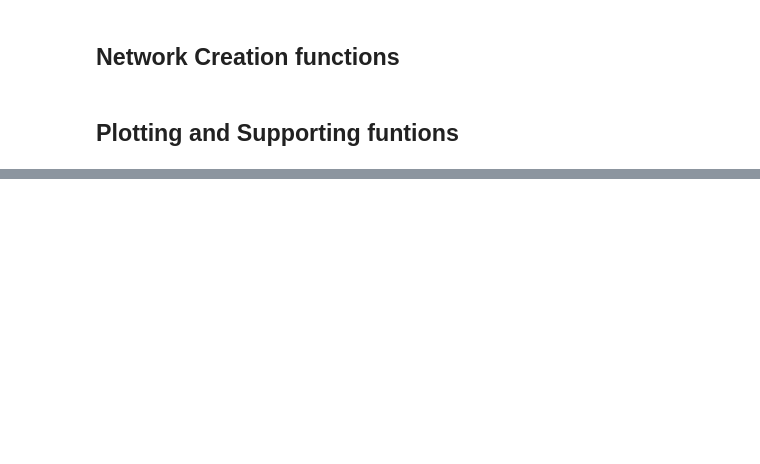
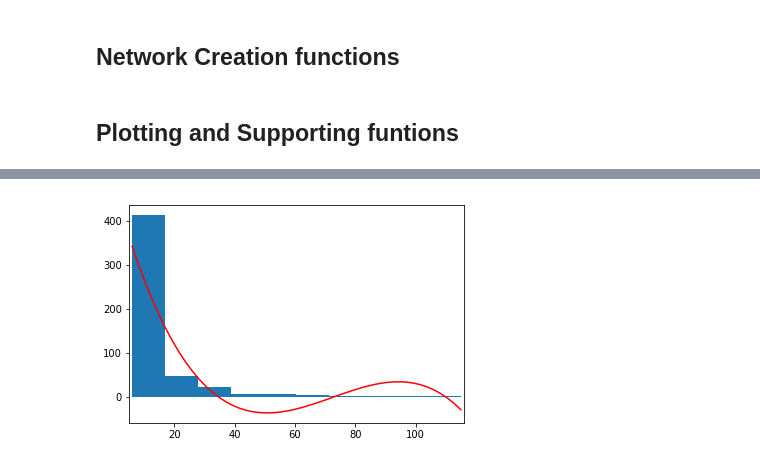
Before and after one commit to muftring/iu-netsci, a Jupyter notebook: project/exploring-gephi-graph-streaming.ipynb, the cells around one changed output, grey strips where cells are left out. Saved outputs shown, nothing was run; the diff lists cells and outputs as text; code cells hidden in the pictures; blank space fills up the shorter version.

```diff
--- a/project/exploring-gephi-graph-streaming.ipynb
+++ b/project/exploring-gephi-graph-streaming.ipynb
@@ -399,0 +817,8 @@ KeyboardInterrupt:
+# %%
+# Barabasi-Albert graph model
+class BarabasiAlbertGraph:
+    N = 500
+    m_o = 7
+# %%
+def baGraph():
+    return barabasi_albert_graph_without_using_degree(BarabasiAlbertGraph.N, BarabasiAlbertGraph.m_o)
@@ -399,0 +898,6 @@ KeyboardInterrupt:
+# %%
+graph = baGraph()
+# %%
+showDegreeDistributionWithFit(graph)
+# %% [output]
+[figure, added]
```
Also changed, not shown: parts of 240 cells of this notebook, 1 other file.
